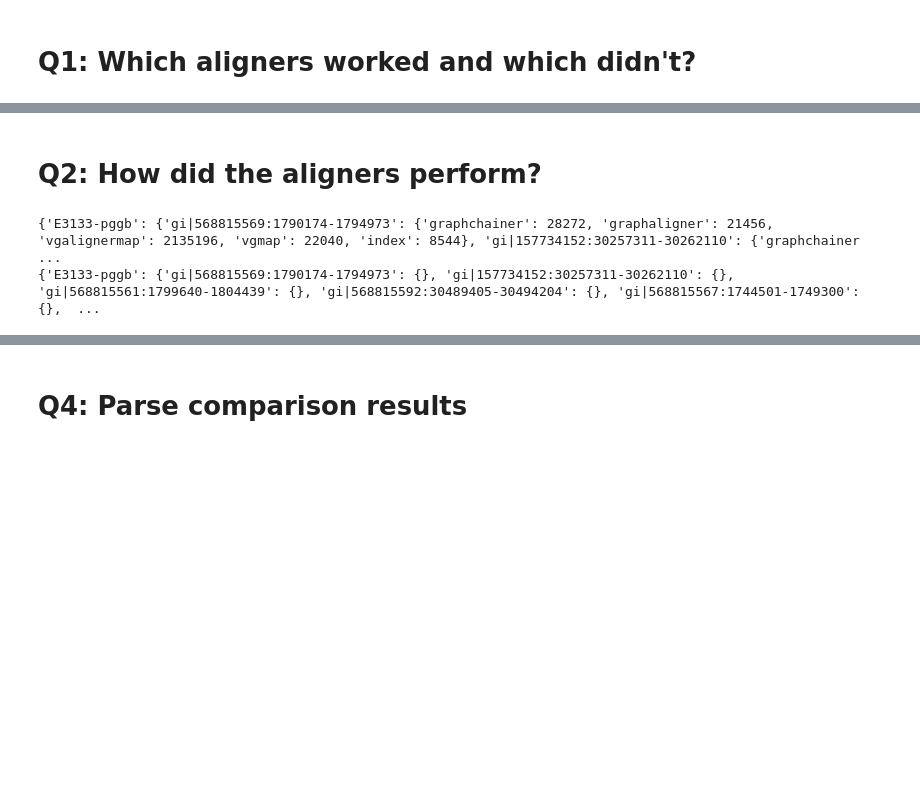
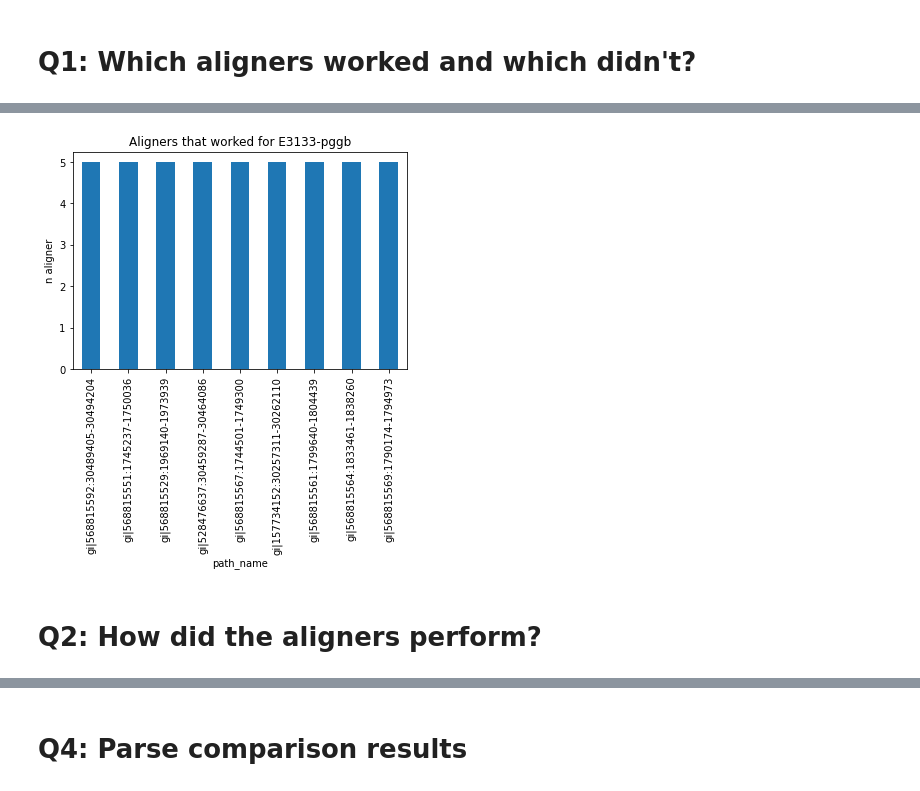
Before and after one commit to HopedWall/vgaligner-new-experiments, a Jupyter notebook: Analysis.ipynb, the cells around one changed output, grey strips where cells are left out. Drawn from its saved outputs; the diff is of its cells as text; code cells hidden in the pictures; blank space fills up the shorter version.

```diff
--- a/Analysis.ipynb
+++ b/Analysis.ipynb
@@ -93,70 +84,10 @@ aligners_results_df
+# %%
+for i, group in aligners_results_df.groupby("dataset"):
+    plot = my_plot(group, "path", "path_name", ["n aligner that worked"], "n aligner", "Aligners that worked for {}".format(group["dataset"][0]), False)
+# %% [output]
+[figure, added]
 # %% [markdown]
 # Q2: How did the aligners perform?
-# %%
-time_by_datasets = dict()
-memory_by_datasets = dict()
-
-for dataset in DATASETS:
-    dataset_time_by_path = dict()
-    dataset_memory_by_path = dict()
-
-    path_time_by_aligner = dict()
-    path_memory_by_aligner = dict()
-
-    logs_folder = os.path.join(".","datasets",dataset, "logs")
-
-    for name in os.listdir(logs_folder):
-
-        # TODO: fix in snakefile
-        if "vgaligner_map" in name:
-            name = name.replace("vgaligner_map", "vgalignermap")
-
-        name_without_ext = name[:-4] if name.endswith('.log') else name[:-5]
-
-        if name_without_ext == 'vgindex':
-            #print(name_without_ext)
-            continue
-        else:
-            path,aligner = name_without_ext.split('_')
-
-            # TODO: fix in snakemake
-            if "vgalignermap" in name:
-                name = name.replace("vgalignermap", "vgaligner_map")
-
-            log_full_path = os.path.join(logs_folder, name)
-            with open(log_full_path, "r") as fp:
-                for line in fp.readlines():
-
-                    '''
-                    if line.lstrip().startswith("System time"):
-                        time = float(line.split(':')[1])
-                        #print(time)
-                    '''
-
-                    # TODO in the future: this could either be hh:mm:ss OR mm:ss.ms
-                    if line.lstrip().startswith("Elapsed (wall clock) time"):
-                        elapsed_time_str = line.lstrip()[45:]
-                        path_time_by_aligner[aligner] = datetime.strptime(elapsed_time_str.strip(), '%M:%S.%f').time()
-                        #print(elapsed_time_str.rstrip())
-                        #print(datetime.strptime(elapsed_time.strip(), '%M:%S.%f').time())
-
-                    if line.lstrip().startswith("Maximum resident set size"):
-                        space = int(line.split(':')[1])
-                        path_time_by_aligner[aligner] = space
-                        datetime.strptime(elapsed_time_str.strip(), '%M:%S.%f').time()
-                        #print(space, "kb")
-
-            dataset_memory_by_path[path] = path_memory_by_aligner
-            dataset_time_by_path[path] = path_time_by_aligner
-
-    time_by_datasets[dataset] = dataset_time_by_path
-    memory_by_datasets[dataset] = dataset_memory_by_path
-
-print(time_by_datasets)
-print(memory_by_datasets)
-# %% [output]
-{'E3133-pggb': {'gi|568815569:1790174-1794973': {'graphchainer': 28272, 'graphaligner': 21456, 'vgalignermap': 2135196, 'vgmap': 22040, 'index': 8544}, 'gi|157734152:30257311-30262110': {'graphchainer ...
-{'E3133-pggb': {'gi|568815569:1790174-1794973': {}, 'gi|157734152:30257311-30262110': {}, 'gi|568815561:1799640-1804439': {}, 'gi|568815592:30489405-30494204': {}, 'gi|568815567:1744501-1749300': {},  ...
 # %%
 aligners_performance = []
 
```
Also changed, not shown: parts of 7 cells of this notebook, 2 other files.
